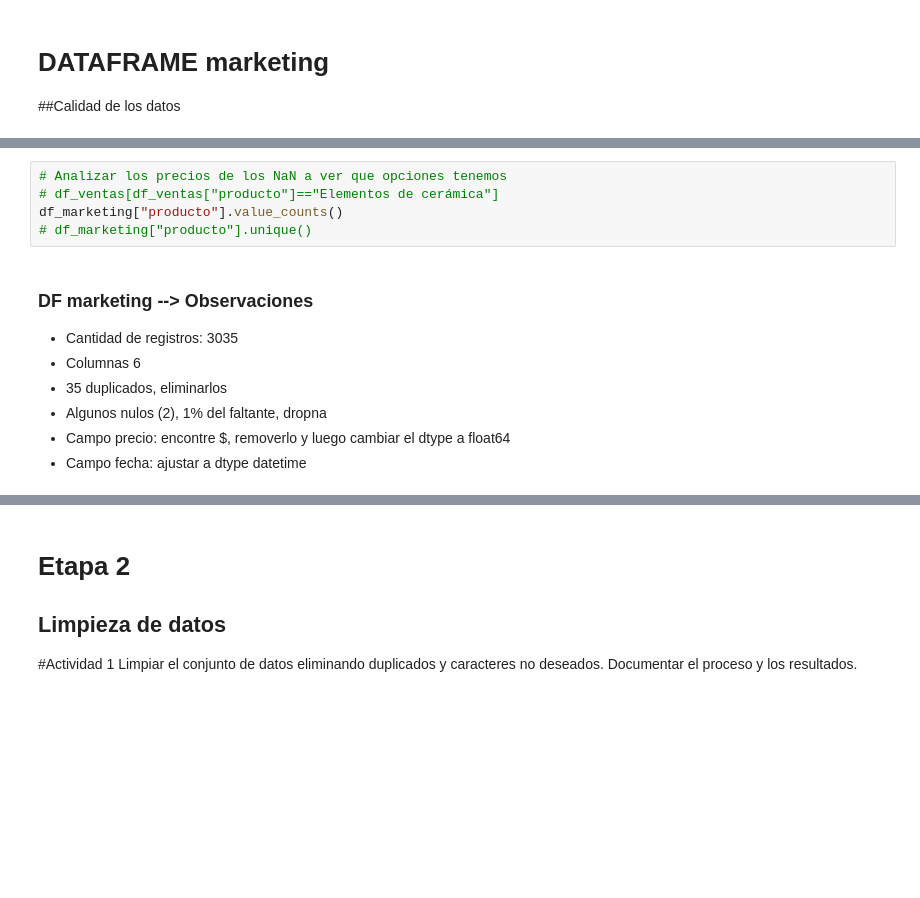
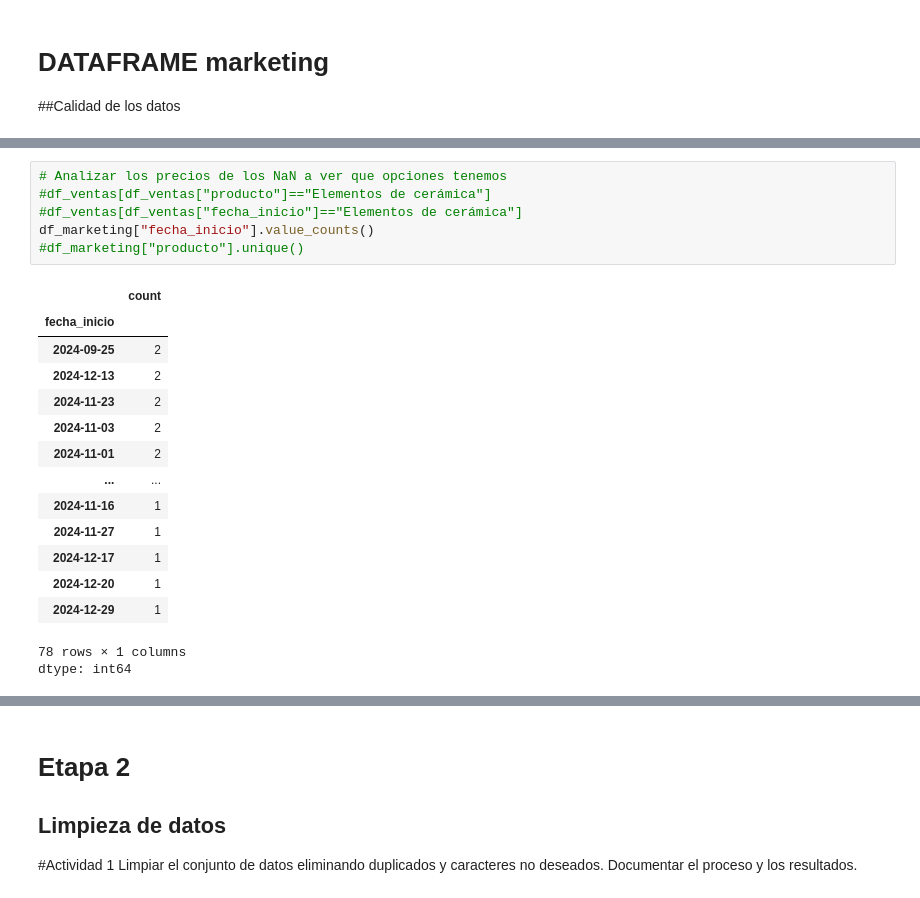
Before and after one commit to VASUDEVAKAMASWAMI/TT-2C2025-Data-Analitycs-Notebooks, a Jupyter notebook: Copia_de_pre_entrega.ipynb, the cells around one changed output, grey strips where cells are left out. Drawn from its saved outputs; the diff is of its cells as text; blank space fills up the shorter version.

```diff
--- a/Copia_de_pre_entrega.ipynb
+++ b/Copia_de_pre_entrega.ipynb
@@ -282,13 +346,22 @@ df_marketing[df_marketing.isnull().any(axis=1)]
 # %%
 # Analizar los precios de los NaN a ver que opciones tenemos
-# df_ventas[df_ventas["producto"]=="Elementos de cerámica"]
-df_marketing["producto"].value_counts()
-# df_marketing["producto"].unique()
+#df_ventas[df_ventas["producto"]=="Elementos de cerámica"]
+#df_ventas[df_ventas["fecha_inicio"]=="Elementos de cerámica"]
+df_marketing["fecha_inicio"].value_counts()
+#df_marketing["producto"].unique()
+# %% [output]
+|  | count |
+| fecha_inicio |  |
+| 2024-09-25 | 2 |
+| 2024-12-13 | 2 |
+| 2024-11-23 | 2 |
+| 2024-11-03 | 2 |
+| 2024-11-01 | 2 |
+| ... | ... |
+| 2024-11-16 | 1 |
+| 2024-11-27 | 1 |
+| 2024-12-17 | 1 |
+| 2024-12-20 | 1 |
+| 2024-12-29 | 1 |
+78 rows × 1 columns
+dtype: int64
-# %% [markdown]
-### DF marketing --> Observaciones
-* Cantidad de registros: 3035
-* Columnas 6
-* 35 duplicados, eliminarlos
-* Algunos nulos (2), 1% del faltante, dropna
-* Campo precio: encontre $, removerlo y luego cambiar el dtype a float64
-* Campo fecha: ajustar a dtype datetime
```
Also changed, not shown: parts of 24 cells of this notebook.
